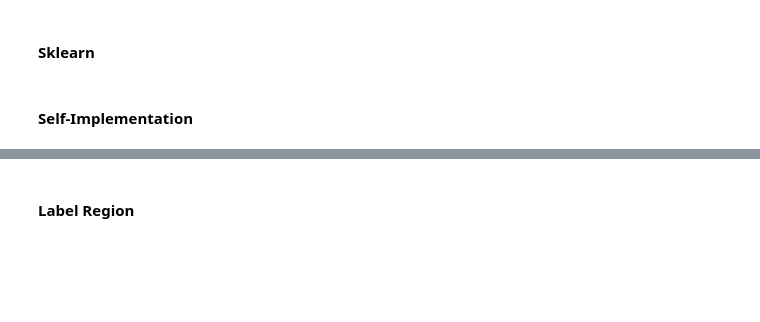
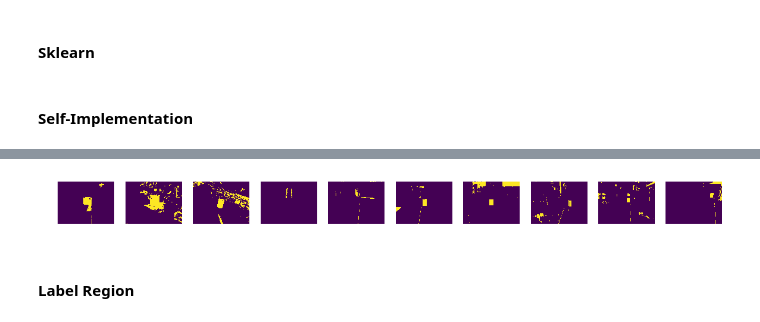
Before and after one commit to ctc316/red-barrel-challenge, a Jupyter notebook: notebook.ipynb, the cells around one changed output, grey strips where cells are left out. Saved outputs shown, nothing was run; the diff lists cells and outputs as text; code cells hidden in the pictures; blank space fills up the shorter version.

```diff
--- a/notebook.ipynb
+++ b/notebook.ipynb
@@ -263,7 +277,7 @@ print("Done:", "iters:" + str(iters))
 # %%
 %%time
 
-THRESH = 2 #-14
+THRESH = 1 #-14
 N_ROW = 900
 N_COL = 1200
 
@@ -280,3 +294,4 @@ for i in range(len(y_test_dev)):
     axes = plt.subplot(PLT_ROW, PLT_COL, i + 1)
     plt.imshow(predicts[i])
     plt.axis("off")
+# %% [output]
@@ -283,3 +300,4 @@ for i in range(len(y_test_dev)):
+[figure, added]
 # %% [markdown]
 #### Label Region
 # %%
```
Also changed, not shown: parts of 10 cells of this notebook.
